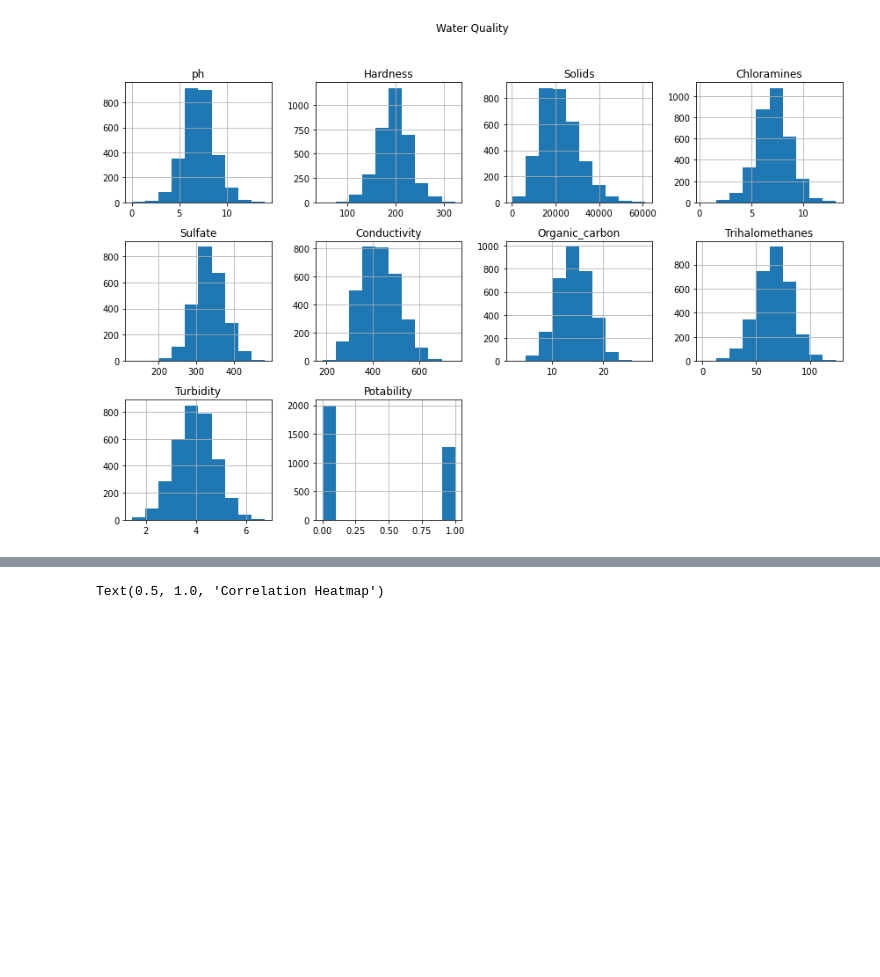
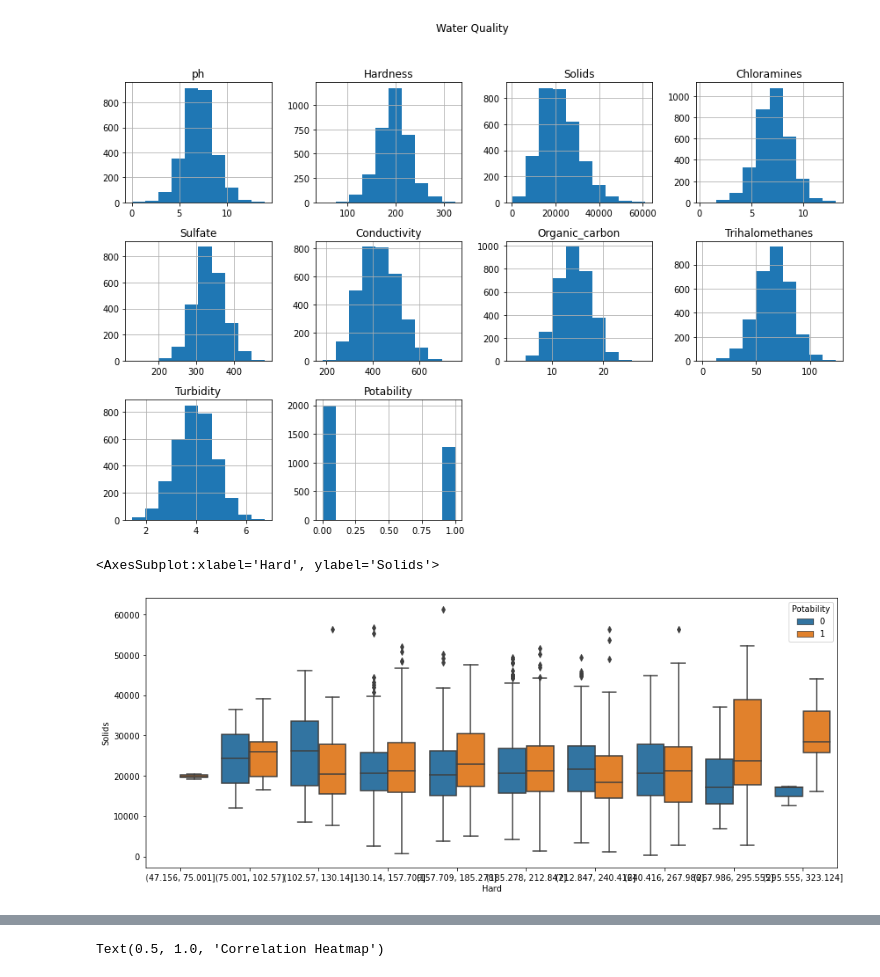
Before and after one commit to faisalece/cmse830, a Jupyter notebook: HW/HW_3.ipynb, the cells around one changed output, grey strips where cells are left out. Cells and saved outputs as stored; diff of their text form; code cells hidden in the pictures; blank space fills up the shorter version.

```diff
--- a/HW/HW_3.ipynb
+++ b/HW/HW_3.ipynb
@@ -163,6 +163,13 @@ plt.show()
 # %%
 # Seaborn very easily understands what we would like to do.
 #sns.boxplot(x='Hardness', y='Solids', hue='Potability', data=df_1)
+# Discretize the x-axis variable into 10 categories
+plt.figure(figsize=(15, 6))
+df_1['Hard'] = pd.cut(df_1['Hardness'], bins=10)
+sns.boxplot(x='Hard', y='Solids', hue='Potability', data=df_1, dodge=True)
+# %% [output]
+<AxesSubplot:xlabel='Hard', ylabel='Solids'>
+[figure, added]
 # %%
 df_1.corr()
 # %% [output]
```
Also changed, not shown: parts of 15 cells of this notebook.
